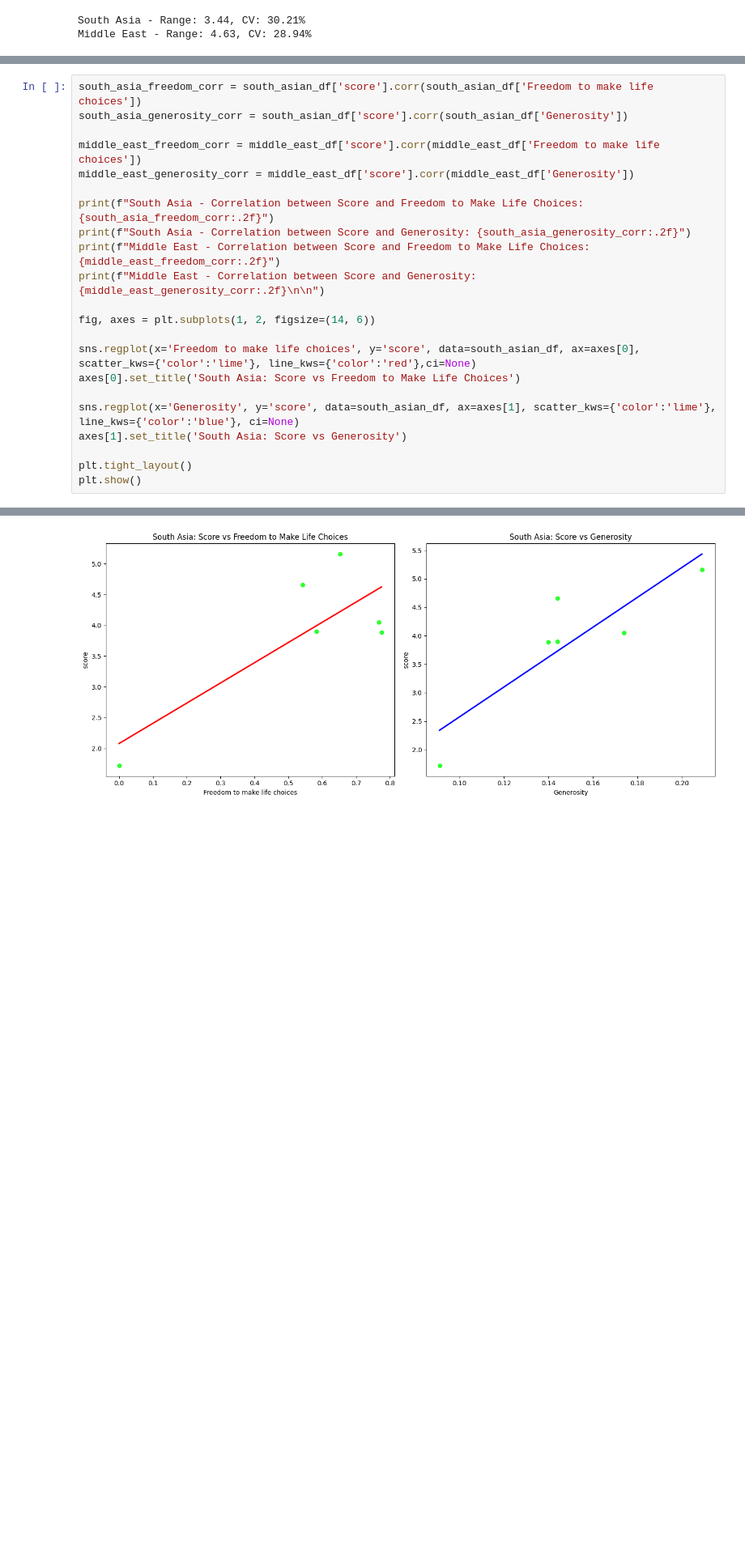
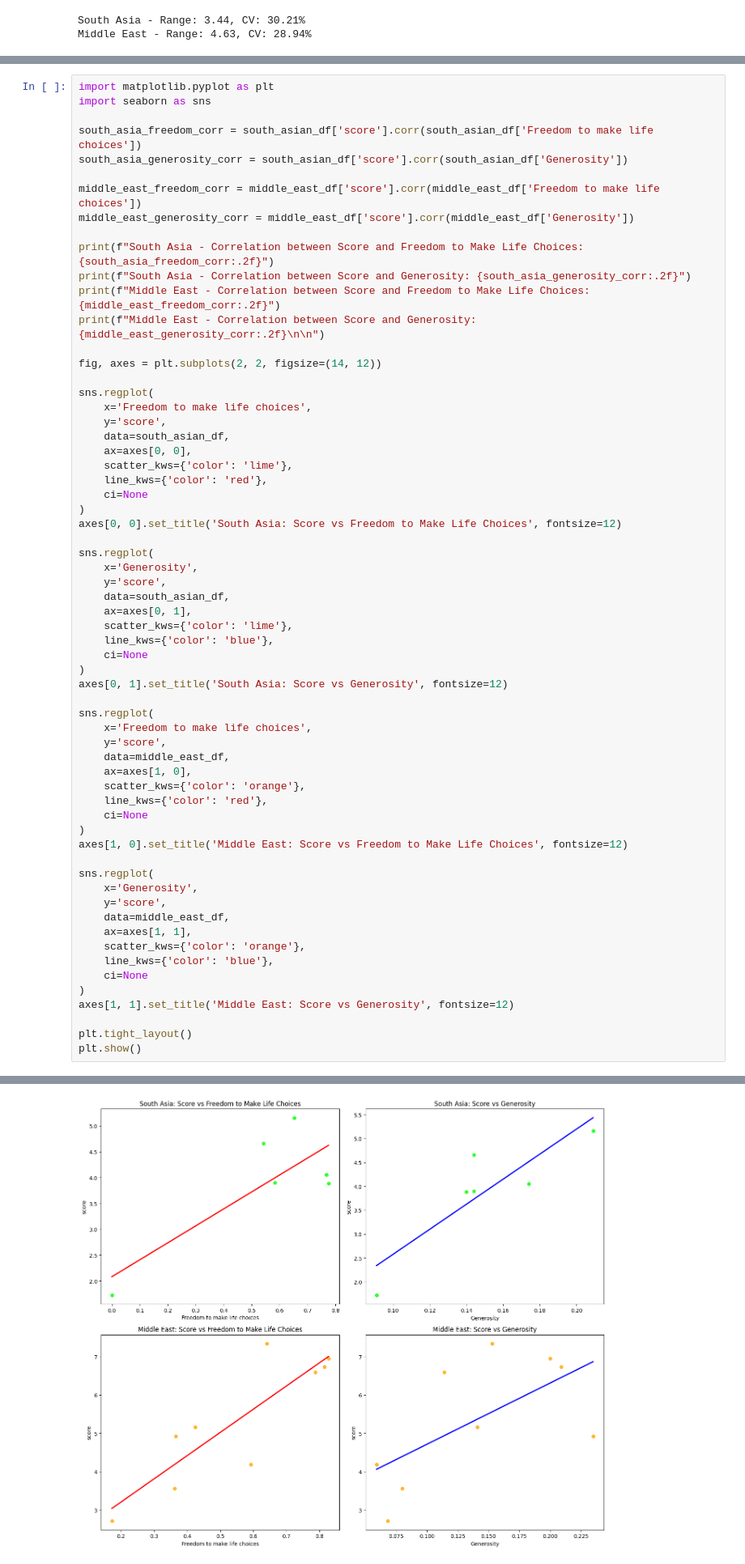
Before and after one commit to Shoumant201/Assesment-1, a Jupyter notebook: 2435810_Shoumant_Khadka.ipynb, the cells around one changed output, grey strips where cells are left out. Shown: that part at 81% size. Drawn from its saved outputs; the diff is of its cells as text; blank space fills up the shorter version.

```diff
--- a/2435810_Shoumant_Khadka.ipynb
+++ b/2435810_Shoumant_Khadka.ipynb
@@ -628,33 +628,74 @@ Accordingly, South Asia exhibits higher relative variability in happiness scores
 
     • Create scatter plots to visualize and interpret the relationships.
 # %%
+import matplotlib.pyplot as plt
+import seaborn as sns
+
 south_asia_freedom_corr = south_asian_df['score'].corr(south_asian_df['Freedom to make life choices'])
 south_asia_generosity_corr = south_asian_df['score'].corr(south_asian_df['Generosity'])
 
 middle_east_freedom_corr = middle_east_df['score'].corr(middle_east_df['Freedom to make life choices'])
 middle_east_generosity_corr = middle_east_df['score'].corr(middle_east_df['Generosity'])
 
 print(f"South Asia - Correlation between Score and Freedom to Make Life Choices: {south_asia_freedom_corr:.2f}")
 print(f"South Asia - Correlation between Score and Generosity: {south_asia_generosity_corr:.2f}")
 print(f"Middle East - Correlation between Score and Freedom to Make Life Choices: {middle_east_freedom_corr:.2f}")
 print(f"Middle East - Correlation between Score and Generosity: {middle_east_generosity_corr:.2f}\n\n")
 
-fig, axes = plt.subplots(1, 2, figsize=(14, 6))
+fig, axes = plt.subplots(2, 2, figsize=(14, 12))
 
-sns.regplot(x='Freedom to make life choices', y='score', data=south_asian_df, ax=axes[0], scatter_kws={'color':'lime'}, line_kws={'color':'red'},ci=None)
-axes[0].set_title('South Asia: Score vs Freedom to Make Life Choices')
+sns.regplot(
+    x='Freedom to make life choices',
+    y='score',
+    data=south_asian_df,
+    ax=axes[0, 0],
+    scatter_kws={'color': 'lime'},
+    line_kws={'color': 'red'},
+    ci=None
+)
+axes[0, 0].set_title('South Asia: Score vs Freedom to Make Life Choices', fontsize=12)
 
-sns.regplot(x='Generosity', y='score', data=south_asian_df, ax=axes[1], scatter_kws={'color':'lime'}, line_kws={'color':'blue'}, ci=None)
-axes[1].set_title('South Asia: Score vs Generosity')
+sns.regplot(
+    x='Generosity',
+    y='score',
+    data=south_asian_df,
+    ax=axes[0, 1],
+    scatter_kws={'color': 'lime'},
+    line_kws={'color': 'blue'},
+    ci=None
+)
+axes[0, 1].set_title('South Asia: Score vs Generosity', fontsize=12)
+
+sns.regplot(
+    x='Freedom to make life choices',
+    y='score',
+    data=middle_east_df,
+    ax=axes[1, 0],
+    scatter_kws={'color': 'orange'},
+    line_kws={'color': 'red'},
+    ci=None
+)
+axes[1, 0].set_title('Middle East: Score vs Freedom to Make Life Choices', fontsize=12)
+
+sns.regplot(
+    x='Generosity',
+    y='score',
+    data=middle_east_df,
+    ax=axes[1, 1],
+    scatter_kws={'color': 'orange'},
+    line_kws={'color': 'blue'},
+    ci=None
+)
+axes[1, 1].set_title('Middle East: Score vs Generosity', fontsize=12)
 
 plt.tight_layout()
 plt.show()
 # %% [output]
 South Asia - Correlation between Score and Freedom to Make Life Choices: 0.80
 South Asia - Correlation between Score and Generosity: 0.87
 Middle East - Correlation between Score and Freedom to Make Life Choices: 0.86
 Middle East - Correlation between Score and Generosity: 0.63
-[figure, old version]
+[figure, new version]
 # %% [markdown]
 Generosity and score have a very substantial positive connection (0.87) in South Asia, indicating that generosity significantly raises happiness scores in this region. Furthermore, there is a strong positive association between the Score (0.80) and the Freedom to Make Life Choices metric, suggesting that in South Asia, greater degrees of freedom are closely linked to greater levels of happiness.
 
```
Also changed, not shown: parts of 2 cells of this notebook.
